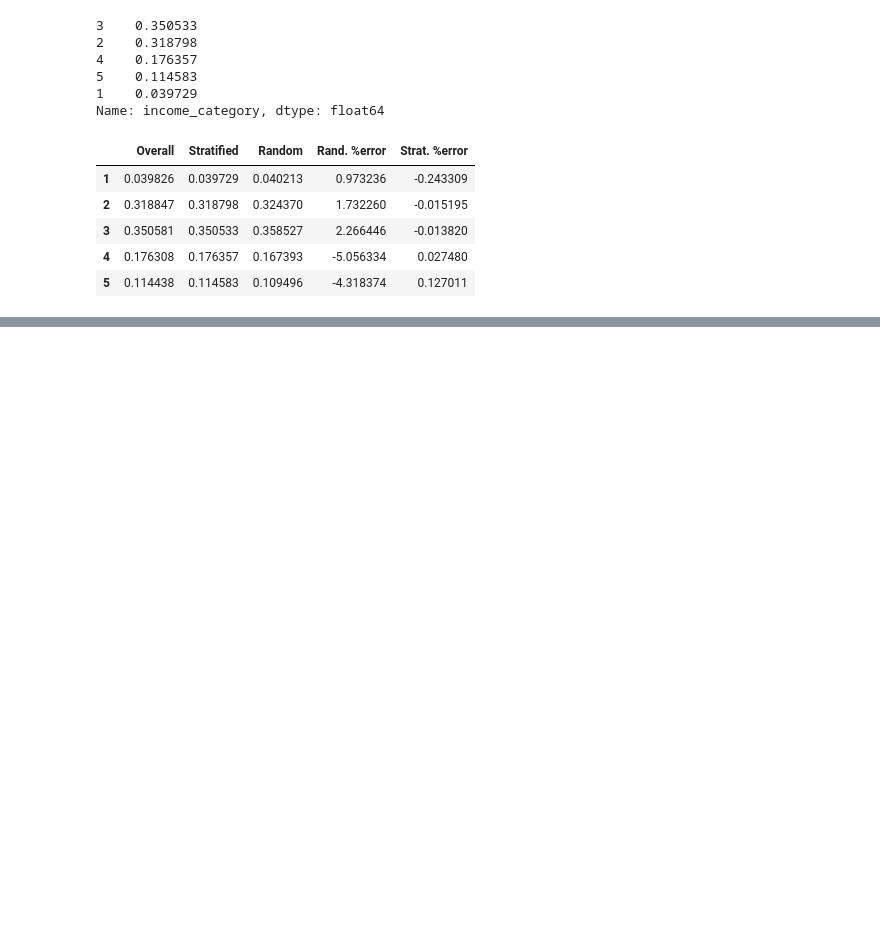
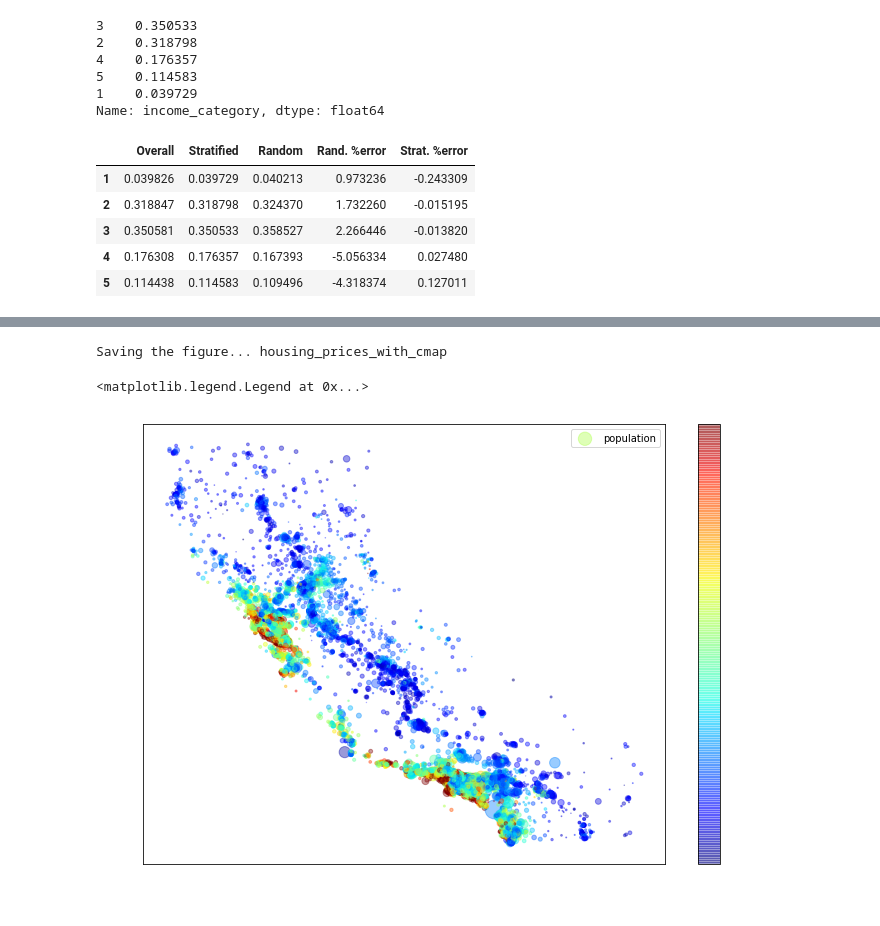
Before and after one commit to Zad-100/End-To-End-Machine-Learning-Project, a Jupyter notebook: housing.ipynb, the cells around one changed output, grey strips where cells are left out. Cells and saved outputs as stored; diff of their text form; code cells hidden in the pictures; blank space fills up the shorter version.

```diff
--- a/housing.ipynb
+++ b/housing.ipynb
@@ -356,0 +370,18 @@ memory usage: 354.8+ KB
+# %%
+# Housing prices
+# parameter s -> radius of the circle -> district's population
+# parameter c -> colour -> price
+# parameter cmap -> pre-defined colour map called jet - ranging from blue
+# (low prices) to red (high prices)
+# The argument sharex=False fixes a display bug (the x-axis values and legend
+# were not displayed). This is a temporary fix.
+trainDF.plot(kind="scatter", x="longitude", y="latitude", alpha=0.4,
+             s=trainDF["population"] / 100, label="population", figsize=(10, 7),
+             c="median_house_value", cmap=plt.get_cmap("jet"),
+             colorbar=True, sharex=False)
+saveFigures("housing_prices_with_cmap")
+plt.legend()
+# %% [output]
+Saving the figure... housing_prices_with_cmap
+<matplotlib.legend.Legend at 0x...>
+[figure, added]
```
Also changed, not shown: parts of 8 cells of this notebook, 3 other files.
